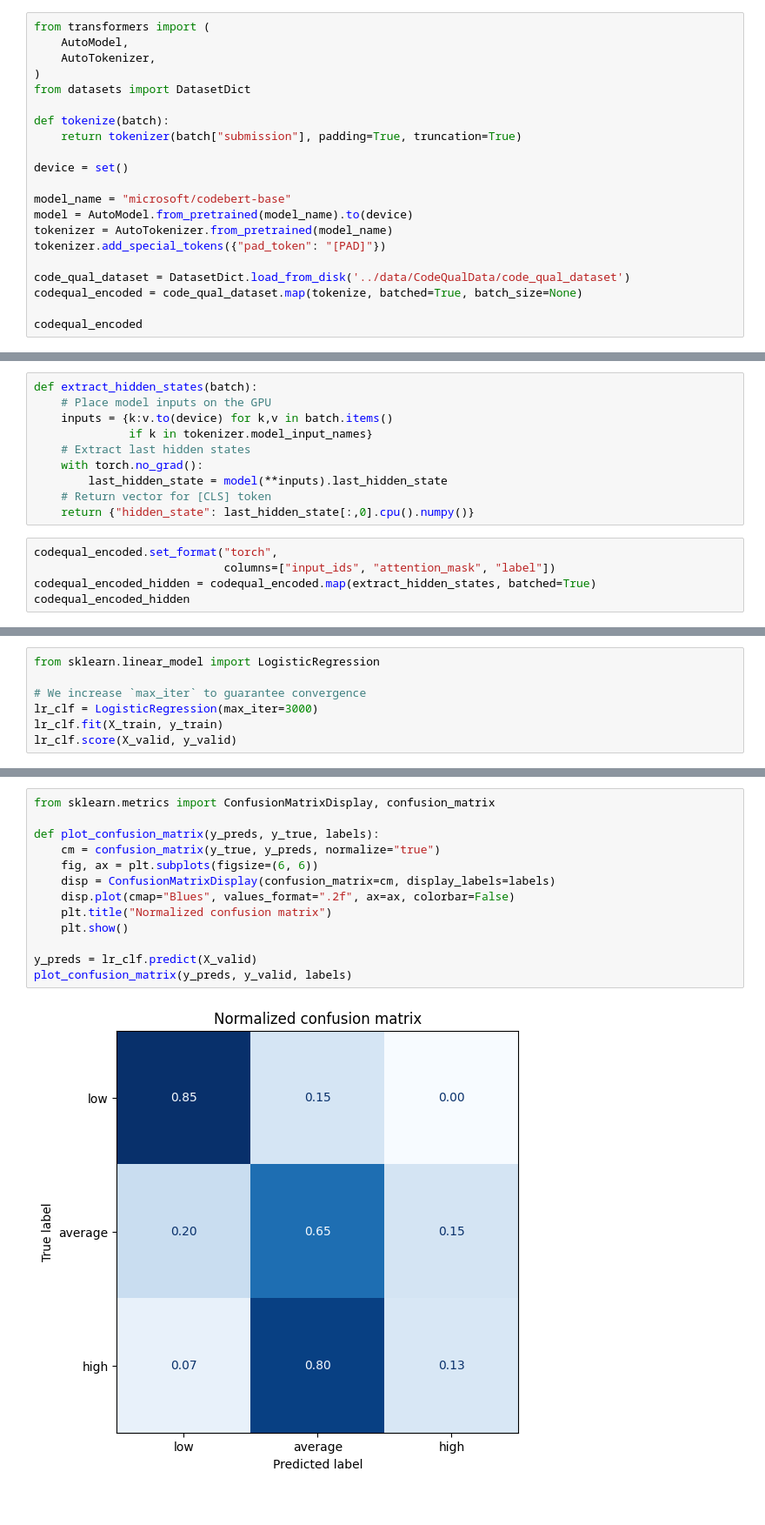
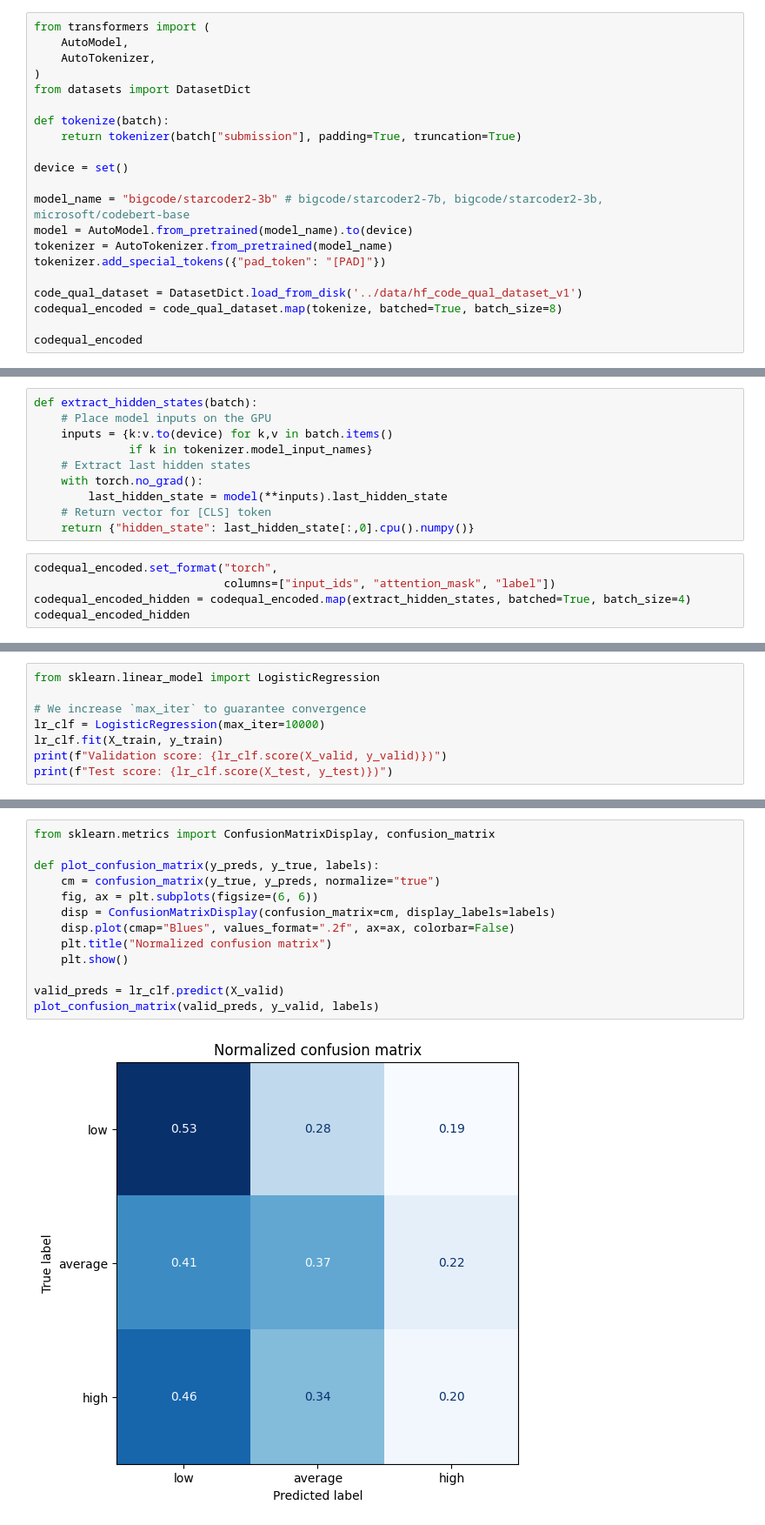
Before and after one commit to DiwanshuShekhar/codeQual, a Jupyter notebook: notebooks/feature_extract.ipynb, the cells around one changed output, grey strips where cells are left out. Shown: that part at 87% size. Cells and saved outputs as stored; diff of their text form.

```diff
--- a/notebooks/feature_extract.ipynb
+++ b/notebooks/feature_extract.ipynb
@@ -22,13 +22,13 @@ def tokenize(batch):
 
 device = set()
 
-model_name = "microsoft/codebert-base"
+model_name = "bigcode/starcoder2-3b" # bigcode/starcoder2-7b, bigcode/starcoder2-3b, microsoft/codebert-base
 model = AutoModel.from_pretrained(model_name).to(device)
 tokenizer = AutoTokenizer.from_pretrained(model_name)
 tokenizer.add_special_tokens({"pad_token": "[PAD]"})
 
-code_qual_dataset = DatasetDict.load_from_disk('../data/CodeQualData/code_qual_dataset')
-codequal_encoded = code_qual_dataset.map(tokenize, batched=True, batch_size=None)
+code_qual_dataset = DatasetDict.load_from_disk('../data/hf_code_qual_dataset_v1')
+codequal_encoded = code_qual_dataset.map(tokenize, batched=True, batch_size=8)
 
 codequal_encoded
 # %% [output]
@@ -59,7 +59,7 @@ def extract_hidden_states(batch):
 # %%
 codequal_encoded.set_format("torch",
                             columns=["input_ids", "attention_mask", "label"])
-codequal_encoded_hidden = codequal_encoded.map(extract_hidden_states, batched=True)
+codequal_encoded_hidden = codequal_encoded.map(extract_hidden_states, batched=True, batch_size=4)
 codequal_encoded_hidden
 # %% [output]
 DatasetDict({
@@ -128,7 +130,8 @@ plt.show()
 from sklearn.linear_model import LogisticRegression
 
 # We increase `max_iter` to guarantee convergence
-lr_clf = LogisticRegression(max_iter=3000)
+lr_clf = LogisticRegression(max_iter=10000)
 lr_clf.fit(X_train, y_train)
-lr_clf.score(X_valid, y_valid)
+print(f"Validation score: {lr_clf.score(X_valid, y_valid)})")
+print(f"Test score: {lr_clf.score(X_test, y_test)})")
 # %% [output]
@@ -144,15 +150,15 @@ dummy_clf.score(X_valid, y_valid)
 # %%
 from sklearn.metrics import ConfusionMatrixDisplay, confusion_matrix
 
 def plot_confusion_matrix(y_preds, y_true, labels):
     cm = confusion_matrix(y_true, y_preds, normalize="true")
     fig, ax = plt.subplots(figsize=(6, 6))
     disp = ConfusionMatrixDisplay(confusion_matrix=cm, display_labels=labels)
     disp.plot(cmap="Blues", values_format=".2f", ax=ax, colorbar=False)
     plt.title("Normalized confusion matrix")
     plt.show()
 
-y_preds = lr_clf.predict(X_valid)
-plot_confusion_matrix(y_preds, y_valid, labels)
+valid_preds = lr_clf.predict(X_valid)
+plot_confusion_matrix(valid_preds, y_valid, labels)
 # %% [output]
-[figure, old version]
+[figure, new version]
```
Also changed, not shown: parts of 9 cells of this notebook, 4 other files.
